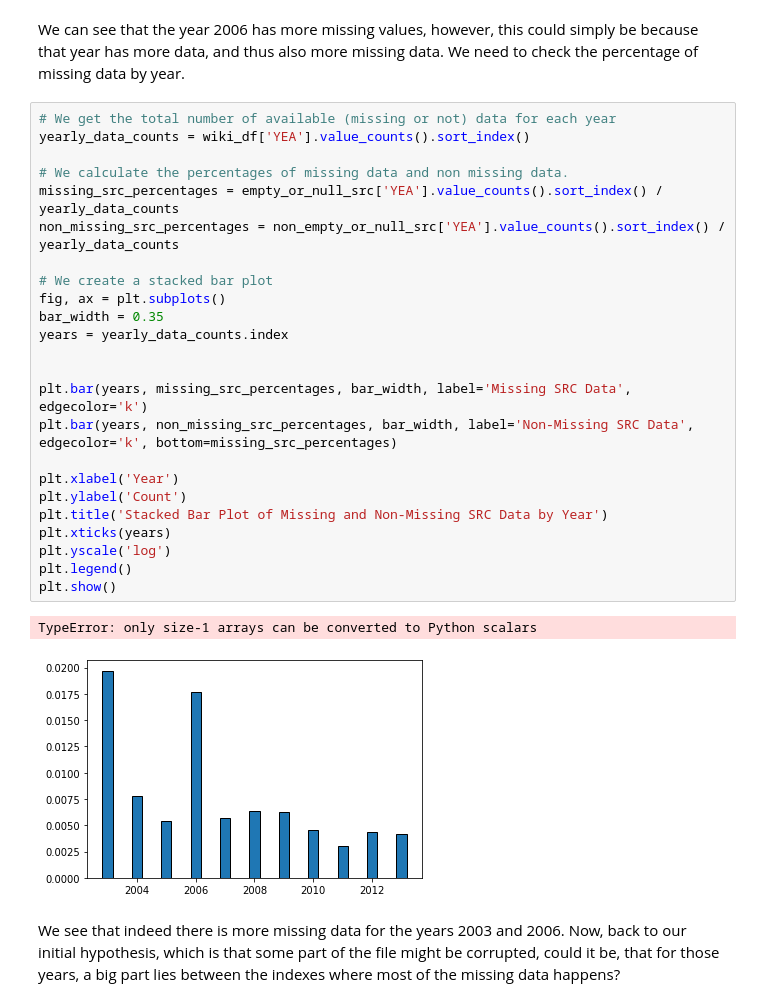
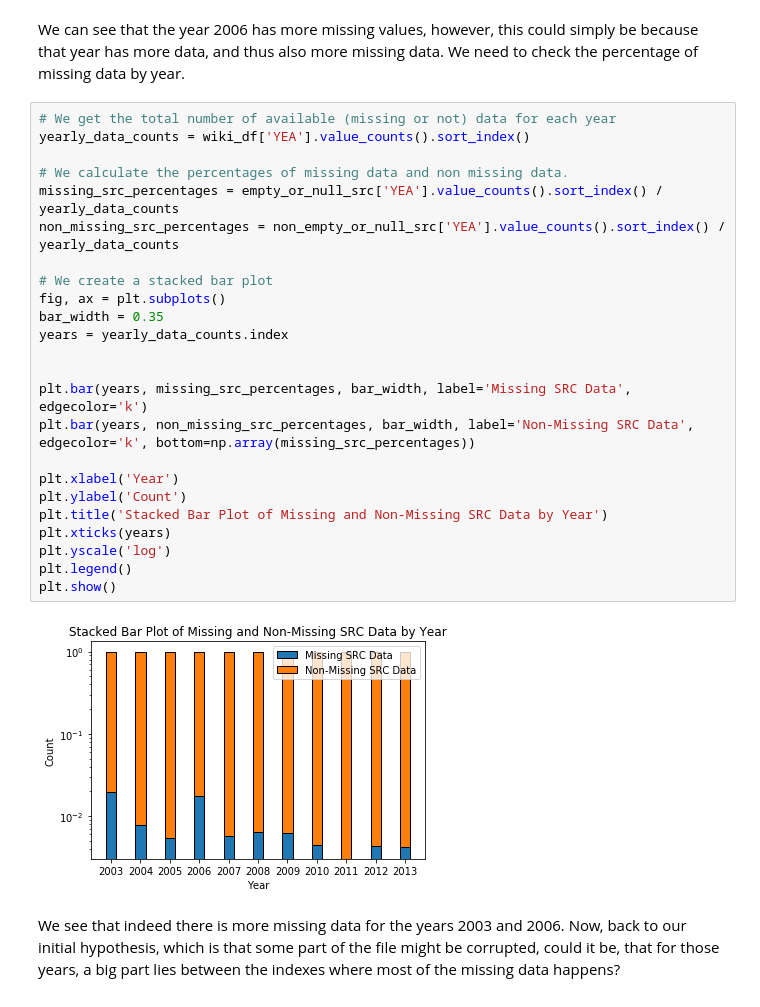
Before and after one commit to epfl-ada/ada-2023-project-datanauts23, a Jupyter notebook: milestone_2.ipynb, the cells around one changed output. Saved outputs shown, nothing was run; the diff lists cells and outputs as text.

Commit message:
fix error in missing data graph

```diff
--- a/milestone_2.ipynb
+++ b/milestone_2.ipynb
@@ -267,30 +267,29 @@ We can see that the year 2006 has more missing values, however, this could simpl
 # %%
 # We get the total number of available (missing or not) data for each year
 yearly_data_counts = wiki_df['YEA'].value_counts().sort_index()
 
 # We calculate the percentages of missing data and non missing data.
 missing_src_percentages = empty_or_null_src['YEA'].value_counts().sort_index() / yearly_data_counts
 non_missing_src_percentages = non_empty_or_null_src['YEA'].value_counts().sort_index() / yearly_data_counts
 
 # We create a stacked bar plot
 fig, ax = plt.subplots()
 bar_width = 0.35
 years = yearly_data_counts.index
 
 
 plt.bar(years, missing_src_percentages, bar_width, label='Missing SRC Data', edgecolor='k')
-plt.bar(years, non_missing_src_percentages, bar_width, label='Non-Missing SRC Data', edgecolor='k', bottom=missing_src_percentages)
+plt.bar(years, non_missing_src_percentages, bar_width, label='Non-Missing SRC Data', edgecolor='k', bottom=np.array(missing_src_percentages))
 
 plt.xlabel('Year')
 plt.ylabel('Count')
 plt.title('Stacked Bar Plot of Missing and Non-Missing SRC Data by Year')
 plt.xticks(years)
 plt.yscale('log')
 plt.legend()
 plt.show()
 # %% [output]
-TypeError: only size-1 arrays can be converted to Python scalars
-[figure, old version]
+[figure, new version]
 # %% [markdown]
 We see that indeed there is more missing data for the years 2003 and 2006. Now, back to our initial hypothesis, which is that some part of the file might be corrupted, could it be, that for those years, a big part lies between the indexes where most of the missing data happens?
 # %%
```
